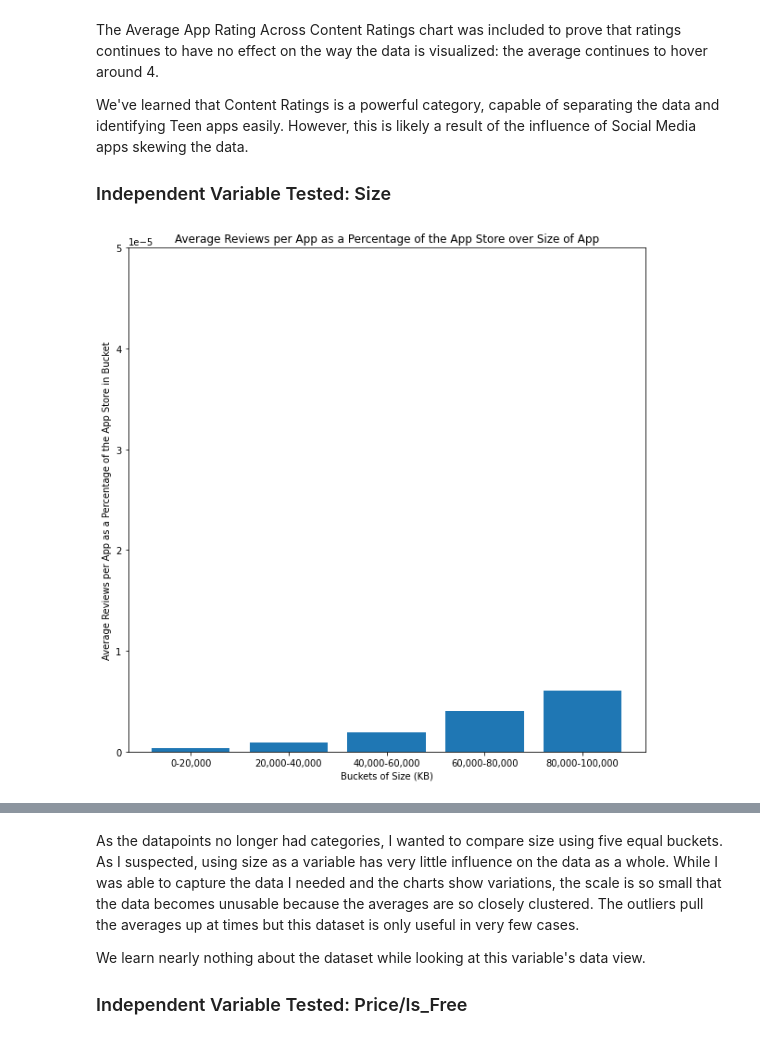
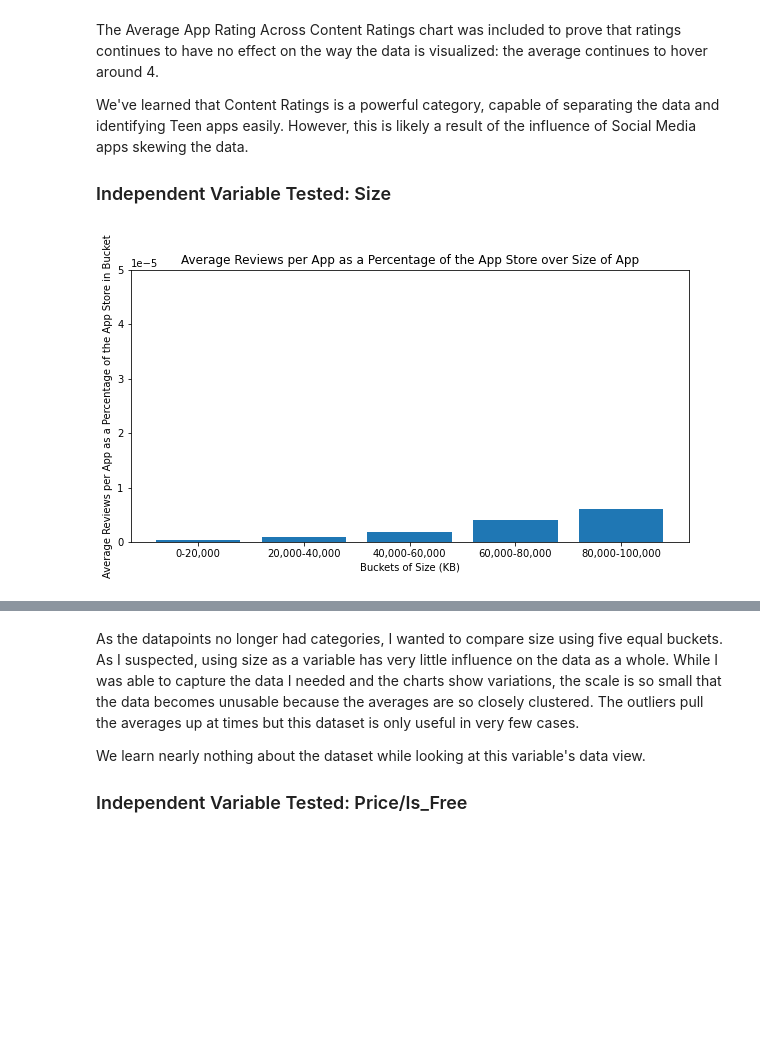
Before and after one commit to clabbott/app-data-analysis, a Jupyter notebook: FPT/Final_Proj_Tutorial.ipynb, the cells around one changed output, grey strips where cells are left out. Drawn from its saved outputs; the diff is of its cells as text; code cells hidden in the pictures; blank space fills up the shorter version.

```diff
--- a/FPT/Final_Proj_Tutorial.ipynb
+++ b/FPT/Final_Proj_Tutorial.ipynb
@@ -661,6 +663,7 @@ for cr in cr_dict_revs.keys():
     cr_dict_revs[cr] = 100 * cr_dict_revs[cr]/num_dict[cr]/TOTAL_REVIEWS
 
 # Display Findings
+plt.rcParams["figure.figsize"] = (5,5)
 fig, ax = plt.subplots()
 y_pos = np.arange(len(cr_dict_revs.keys()))
 ax.set_yticks(y_pos)
@@ -766,6 +769,7 @@ for i in np.arange(5):
     total_installs[i] = (total_installs[i]/(count*num[i])/TOTAL_INSTALLS) * 100
     total_ratings[i] = total_ratings[i]/(num[i])
 
+plt.rcParams["figure.figsize"] = (10,5)
 fig, ax = plt.subplots()
 ax.set(ylim=(0, 0.00005))
 plt.xlabel("Buckets of Size (KB)")
@@ -780,31 +784,31 @@ plt.title("Reviews over Size of App")
 plt.scatter(df["Size"],df["Reviews"])
 plt.xlim(df["Size"].min(), df["Size"].max()+ 10000)
 plt.ylim(df["Reviews"].min(), df["Reviews"].max()+ 10000)
 plt.show()
 
 
 fig, ax = plt.subplots()
 ax.set(ylim=(0, 0.00005))
 plt.xlabel("Buckets of Size (KB)")
 plt.title("Average Installs per App as a Percentage of the App Store over Size of App")
 plt.ylabel("Average Installs per App as a Percentage of the App Store in Bucket")
 plt.bar(["0-20,000", "20,000-40,000", "40,000-60,000", "60,000-80,000", "80,000-100,000"] ,total_installs);
 plt.show()
 
 
 plt.xlabel("Size (KB)")
 plt.ylabel("Number of Installs")
 plt.title("Installs over Size of App")
 plt.scatter(df["Size"],df["Installs"])
 plt.xlim(df["Size"].min(), df["Size"].max()+ 10000)
 plt.ylim(df["Installs"].min(), df["Installs"].max() + 100000000)
 plt.show()
 
 
 plt.xlabel("Size (KB)")
 plt.title("Ratings over Size of App")
 plt.ylabel("Average Rating")
 plt.bar(["0-20,000", "20,000-40,000", "40,000-60,000", "60,000-80,000", "80,000-100,000"] ,total_ratings);
 plt.show()
 # %% [output]
-[figure, old version]
+[figure, new version]
```
Also changed, not shown: parts of 38 cells of this notebook.
